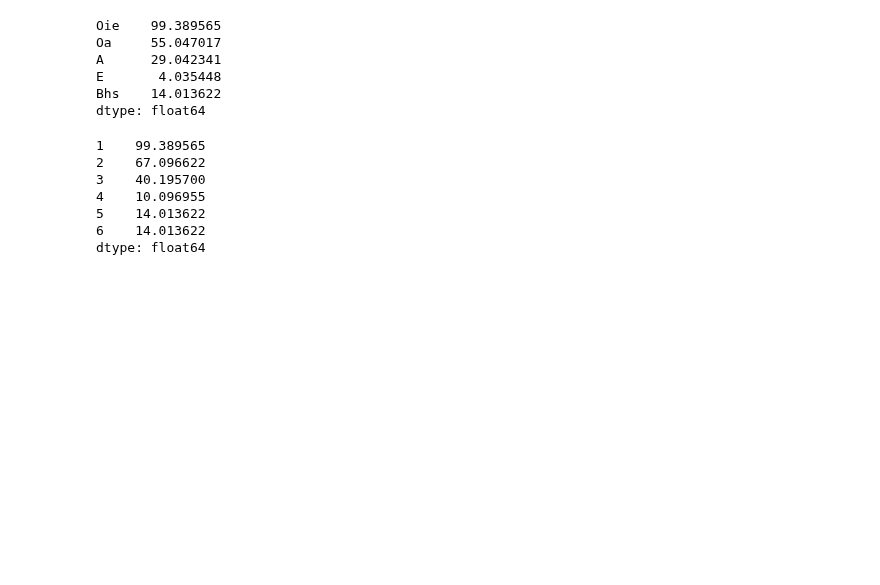
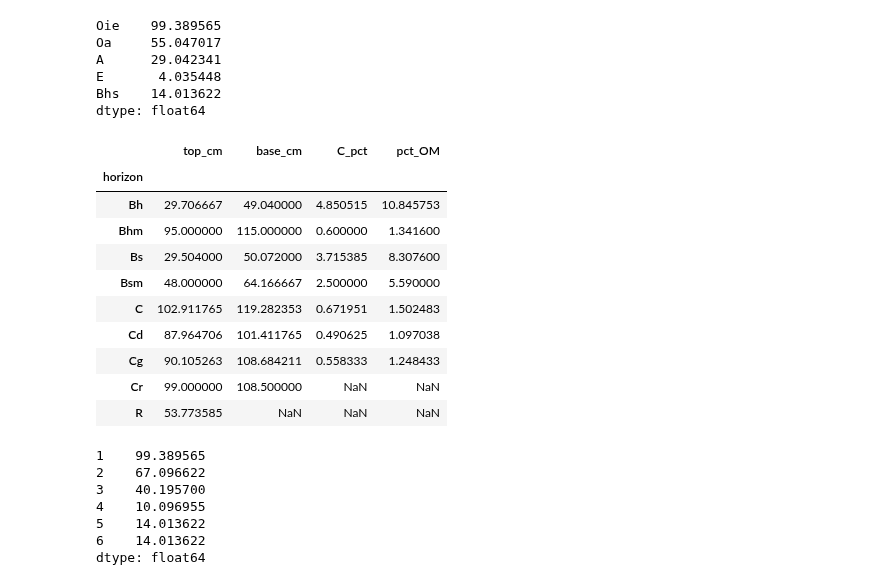
Before and after one commit to ypwong22/erw_scripts, a Jupyter notebook: plot_lysmeter.ipynb, the cells around one changed output. Drawn from its saved outputs; the diff is of its cells as text; code cells hidden in the pictures; blank space fills up the shorter version.

```diff
--- a/plot_lysmeter.ipynb
+++ b/plot_lysmeter.ipynb
@@ -238,6 +240,36 @@ A      29.042341
 E       4.035448
 Bhs    14.013622
 dtype: float64
+# %%
+filename = os.path.join(os.environ['PROJDIR'], 'ERW_LDRD', 'data', 'Hubbard_Brook',
+                        'knb-lter-hbr.210.2', 'horizon.csv')
+data = pd.read_csv(filename)
+data = data[['pedon', 'horizon', 'top_cm', 'base_cm', 'C_pct']]
+data['horizon'] = [
+    r[:-1] if r.endswith('1') or r.endswith('2') or r.endswith('3') or r.endswith('4') or r.endswith('5') or r.endswith('6') else r for r in data['horizon']]
+data['horizon'] = [
+    r[1:] if r.startswith('2') or r.startswith('3') else r for r in data['horizon']]
+
+# print(data['horizon'].drop_duplicates().sort_values())
+
+data = data.loc[data['horizon'].isin(['Bs','Bsm','Bh','Bhm','C','Cd','Cg','Cr','R']), :]
+#plt.plot(BS['top_cm'])
+#plt.plot(BS['base_cm'])
+data_mean = data.groupby(['horizon']).mean()
+data_mean['pct_OM'] = data_mean['C_pct']/100 * 1.72 * organic_max
+data_mean
+# %% [output]
+|  | top_cm | base_cm | C_pct | pct_OM |
+| horizon |  |  |  |  |
+| Bh | 29.706667 | 49.040000 | 4.850515 | 10.845753 |
+| Bhm | 95.000000 | 115.000000 | 0.600000 | 1.341600 |
+| Bs | 29.504000 | 50.072000 | 3.715385 | 8.307600 |
+| Bsm | 48.000000 | 64.166667 | 2.500000 | 5.590000 |
+| C | 102.911765 | 119.282353 | 0.671951 | 1.502483 |
+| Cd | 87.964706 | 101.411765 | 0.490625 | 1.097038 |
+| Cg | 90.105263 | 108.684211 | 0.558333 | 1.248433 |
+| Cr | 99.000000 | 108.500000 | NaN | NaN |
+| R | 53.773585 | NaN | NaN | NaN |
 # %%
 # Convert from soil horizon to ELM soil layers
 elm_om = pd.Series(np.nan, index = range(1, 7))
```
Also changed, not shown: parts of 4 cells of this notebook, 8 other files.
